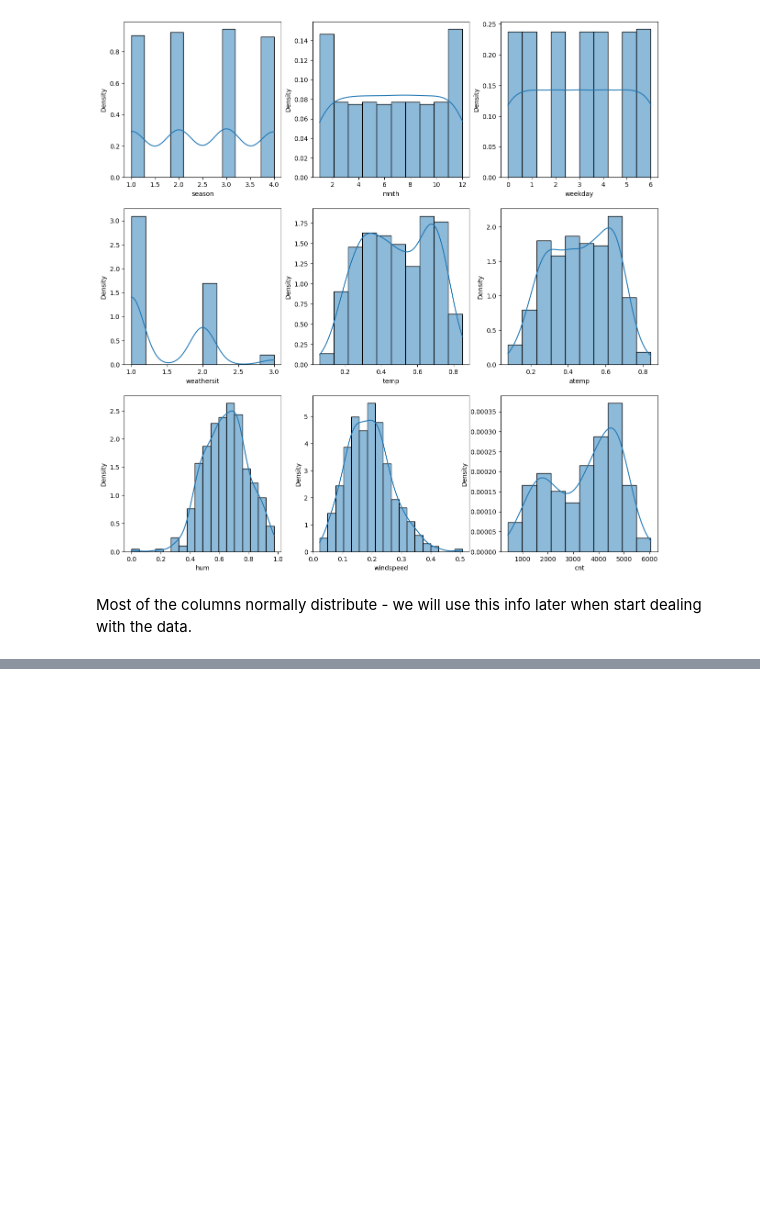
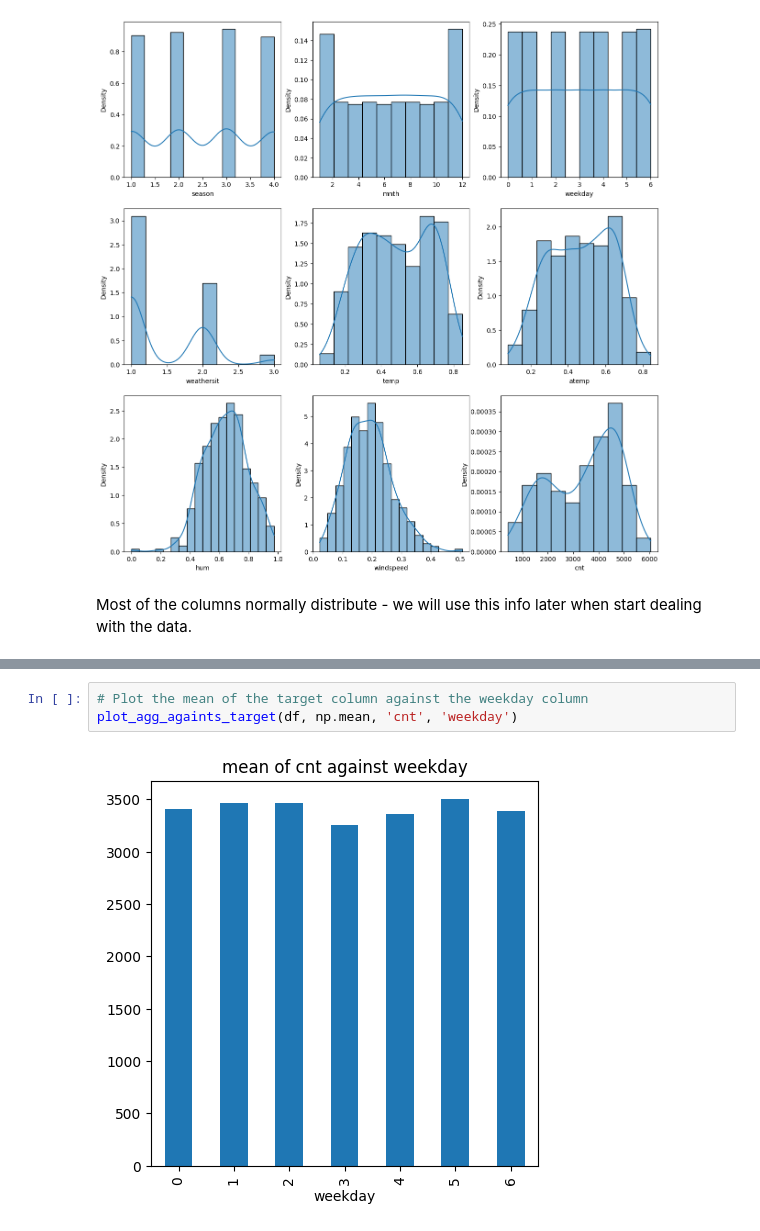
Before and after one commit to OdedHellman/Bike-Sharing-Demand---Kaggle-Competition, a Jupyter notebook: competition_notebook.ipynb, the cells around one changed output, grey strips where cells are left out. Drawn from its saved outputs; the diff is of its cells as text; blank space fills up the shorter version.

```diff
--- a/competition_notebook.ipynb
+++ b/competition_notebook.ipynb
@@ -198,0 +212,5 @@ Most of the columns normally distribute  - we will use this info later when star
+# %%
+# Plot the mean of the target column against the weekday column
+plot_agg_againts_target(df, np.mean, 'cnt', 'weekday')
+# %% [output]
+[figure, added]
```
Also changed, not shown: parts of 8 cells of this notebook.
